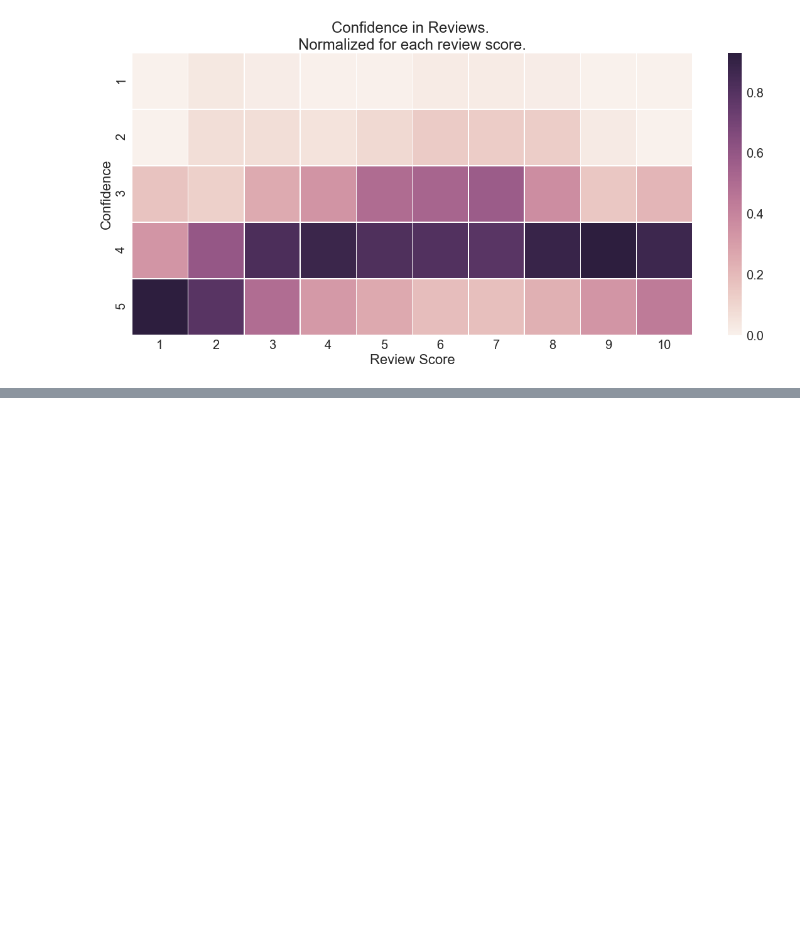
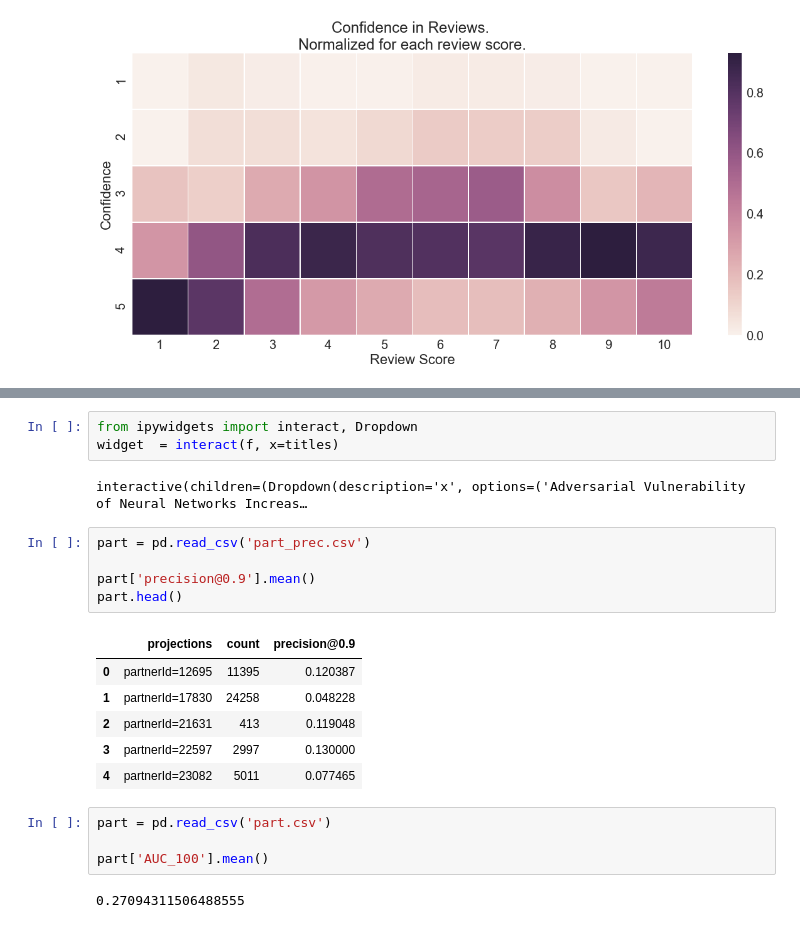
Before and after one commit to nd7141/notebooks, a Jupyter notebook: ICLR_Reviews.ipynb, the cells around one changed output, grey strips where cells are left out. Cells and saved outputs as stored; diff of their text form; blank space fills up the shorter version.

```diff
--- a/ICLR_Reviews.ipynb
+++ b/ICLR_Reviews.ipynb
@@ -189,0 +295,23 @@ QgridWidget(grid_options={'fullWidthRows': True, 'syncColumnCellResize': True, '
+# %%
+from ipywidgets import interact, Dropdown
+widget  = interact(f, x=titles)
+# %% [output]
+interactive(children=(Dropdown(description='x', options=('Adversarial Vulnerability of Neural Networks Increas…
+# %%
+part = pd.read_csv('part_prec.csv')
+
+part['precision@0.9'].mean()
+part.head()
+# %% [output]
+|  | projections | count | precision@0.9 |
+| 0 | partnerId=12695 | 11395 | 0.120387 |
+| 1 | partnerId=17830 | 24258 | 0.048228 |
+| 2 | partnerId=21631 | 413 | 0.119048 |
+| 3 | partnerId=22597 | 2997 | 0.130000 |
+| 4 | partnerId=23082 | 5011 | 0.077465 |
+# %%
+part = pd.read_csv('part.csv')
+
+part['AUC_100'].mean()
+# %% [output]
+0.27094311506488555
```
Also changed, not shown: parts of 27 cells of this notebook.
